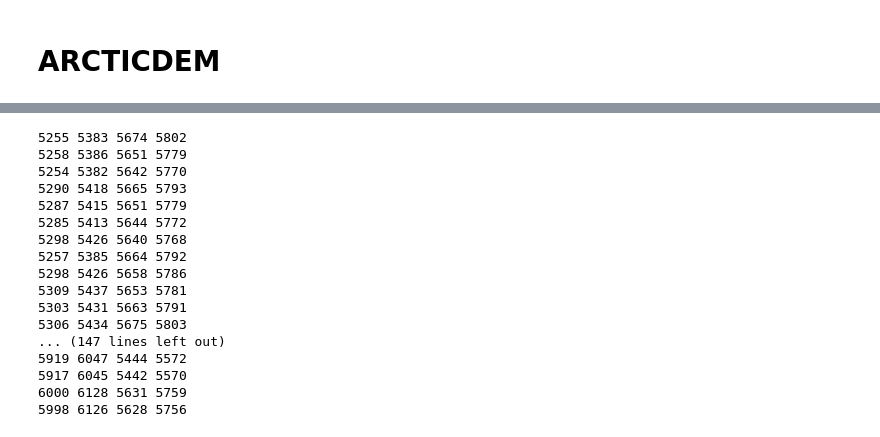
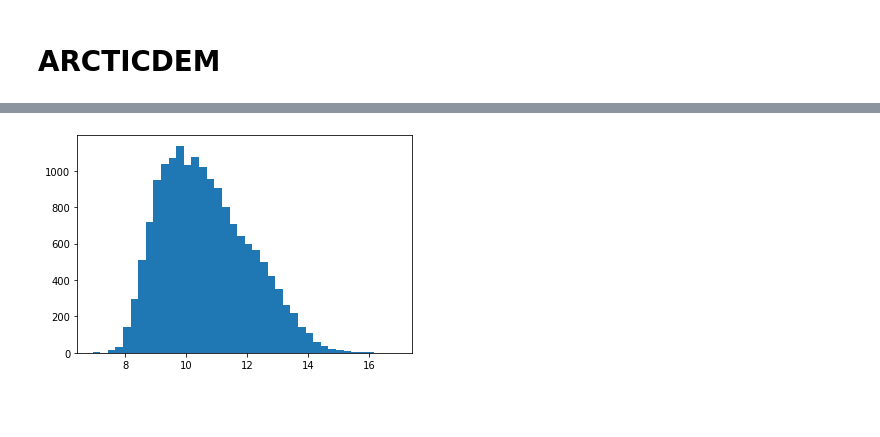
Before and after one commit to bqianz/film, a Jupyter notebook: create_chips.ipynb, the cells around one changed output, grey strips where cells are left out. Saved outputs shown, nothing was run; the diff lists cells and outputs as text; code cells hidden in the pictures; blank space fills up the shorter version.

```diff
--- a/create_chips.ipynb
+++ b/create_chips.ipynb
@@ -28,2 +17,6 @@ array([[1, 2],
 # %%
+RE = 6371000 #radius of earth
+chips_layer_names = []
+
 df = pd.read_csv(r"C:\Users\mouju\Desktop\film\components_analysis\df_unique.csv", header=[0])
+project_df(df)
@@ -111,8 +108,13 @@ for i in range(n_channels):
     f_17 = os.path.join(data_root, file_list[i*2])
     f_18 = os.path.join(data_root, file_list[i*2 + 1])
 
-    arr17, _, _ = read_geotiff(f_17, 1)
+    arr17, extent17, _ = read_geotiff(f_17, 1)
+
+    #print(extent17)
     arr18, _, _ = read_geotiff(f_18, 1)
 
     preloaded[i, :, 0:10000] = arr17
     preloaded[i,:, 10000:20000] = arr18
+
+    channel_name = file_list[i*2].split('_')[0]
+    chips_layer_names.append(channel_name)
@@ -135,45 +121,45 @@ df
 # %%
+plt.figure()
 for _, row in df.iterrows():
 
     x = row.at['proj_x']
     y = row.at['proj_y']
     bh = row.borehole
 
     pixel_len = 10
 
 
     # (df17.proj_x + 2400000) / 10, (-df17.proj_y)/10
 
     x_start = np.round((x - base_x) / pixel_len - chip_size/2).astype(int)
     x_end = x_start + chip_size
 
     y_start = np.round((- y) / pixel_len - chip_size/2).astype(int)
     y_end = y_start + chip_size
 
 #     print(x, base_x)
 #     print(x - base_x)
-    print(x_start,x_end,y_start,y_end)
+    # print(x_start,x_end,y_start,y_end)
 
+    if (y_end - y_start < chip_size) or (x_end - x_start < chip_size):
+        print(f'chip size of {bh} smaller than desired chip size')
 
     image= preloaded[:, y_start:y_end, x_start:x_end]
 
     with open(os.path.join(chips_root, f'{bh}.npy'), 'wb') as f:
         np.save(f, image)
+
+    for i in range(n_channels):
+        channel_name = file_list[i*2].split('_')[0]
+
+        channel_path = os.path.join(chips_image_root, channel_name)
+        if not os.path.exists(channel_path):
+            os.makedirs(channel_path)
+
+        pimage.imsave(os.path.join(channel_path, f'{bh}.png'), image[i,:,:])
+
+        plt.clf()
+        plt.hist(image[i,:,:].flatten(), bins=40)
+        plt.savefig(os.path.join(channel_path, f'{bh}_hist.png'))
 # %% [output]
-5255 5383 5674 5802
-5258 5386 5651 5779
-5254 5382 5642 5770
-5290 5418 5665 5793
-5287 5415 5651 5779
-5285 5413 5644 5772
-5298 5426 5640 5768
-5257 5385 5664 5792
-5298 5426 5658 5786
-5309 5437 5653 5781
-5303 5431 5663 5791
-5306 5434 5675 5803
-... (147 lines left out)
-5919 6047 5444 5572
-5917 6045 5442 5570
-6000 6128 5631 5759
-5998 6126 5628 5756
+[figure, added]
```
Also changed, not shown: parts of 42 cells of this notebook, 8 other files.
